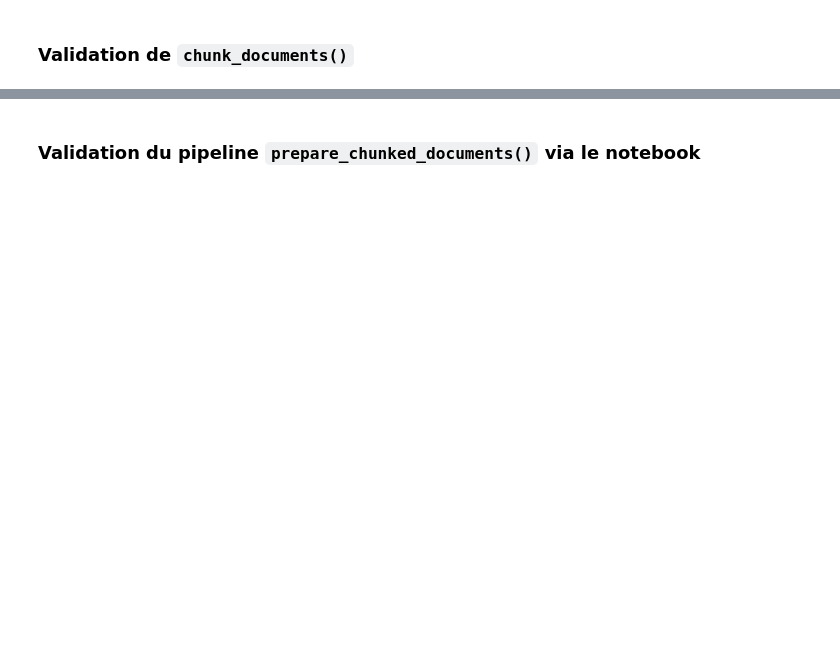
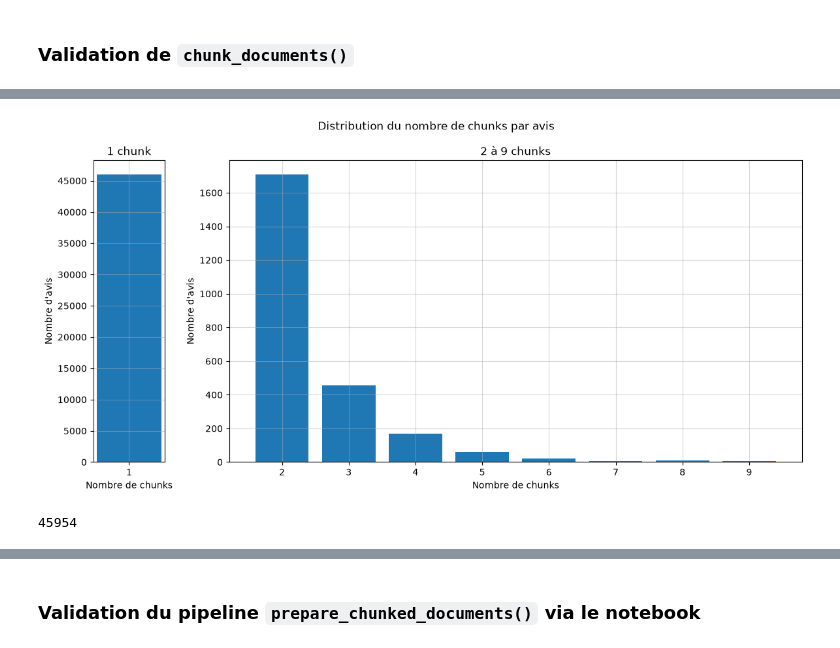
Before and after one commit to florian-borius/ai-customer-insights-engine, a Jupyter notebook: notebooks/02_validation/02_document_processing.ipynb, the cells around one changed output, grey strips where cells are left out. Drawn from its saved outputs; the diff is of its cells as text; code cells hidden in the pictures; blank space fills up the shorter version.

```diff
--- a/notebooks/02_validation/02_document_processing.ipynb
+++ b/notebooks/02_validation/02_document_processing.ipynb
@@ -92,5 +239,5 @@ len(filtered_df)
 # %%
 documents = document_processing.create_documents(
-    df=filtered_df,
+    df=df_processed,
     dataset_name="processed_reviews_test_notebook",
 )
@@ -180,3 +289,0 @@ len(small_chunks)
-# %%
-for chunk in small_chunks:
-    print(chunk.page_content)
@@ -200,0 +305,51 @@ Yeeeeeeees
+# %%
+# Distribution du nombre de chunks par avis
+counts = Counter(chunks_per_review.values())
+
+
+fig, axes = plt.subplots(
+    1, 2,
+    figsize=(14, 6),
+    gridspec_kw={"width_ratios": [1, 8]}
+)
+
+
+# 1 chunk
+x1 = [1]
+y1 = [counts.get(x, 0) for x in x1]
+
+axes[0].bar(x1, y1)
+
+axes[0].set_xticks(x1)
+axes[0].set_yticks(np.arange(0, y1[0], 5000))
+
+axes[0].set_xlabel("Nombre de chunks")
+axes[0].set_ylabel("Nombre d'avis")
+
+axes[0].set_title("1 chunk")
+
+axes[0].grid(alpha=0.5)
+
+
+# 2 à 9 chunks
+x2 = np.arange(2, 10)
+y2 = [counts.get(x, 0) for x in x2]
+
+axes[1].bar(x2, y2)
+
+axes[1].set_xticks(x2)
+
+axes[1].set_xlabel("Nombre de chunks")
+axes[1].set_ylabel("Nombre d'avis")
+
+axes[1].set_title("2 à 9 chunks")
+
+axes[1].grid(alpha=0.5)
+
+
+plt.suptitle("Distribution du nombre de chunks par avis")
+
+#plt.tight_layout()
+plt.show()
+# %% [output]
+[figure, added]
@@ -200,0 +366,5 @@ Yeeeeeeees
+# %%
+# Nombre d'avis avec 1 unique chunk
+len(single_chunk_reviews)
+# %% [output]
+45954
```
Also changed, not shown: parts of 47 cells of this notebook, 2 other files.
